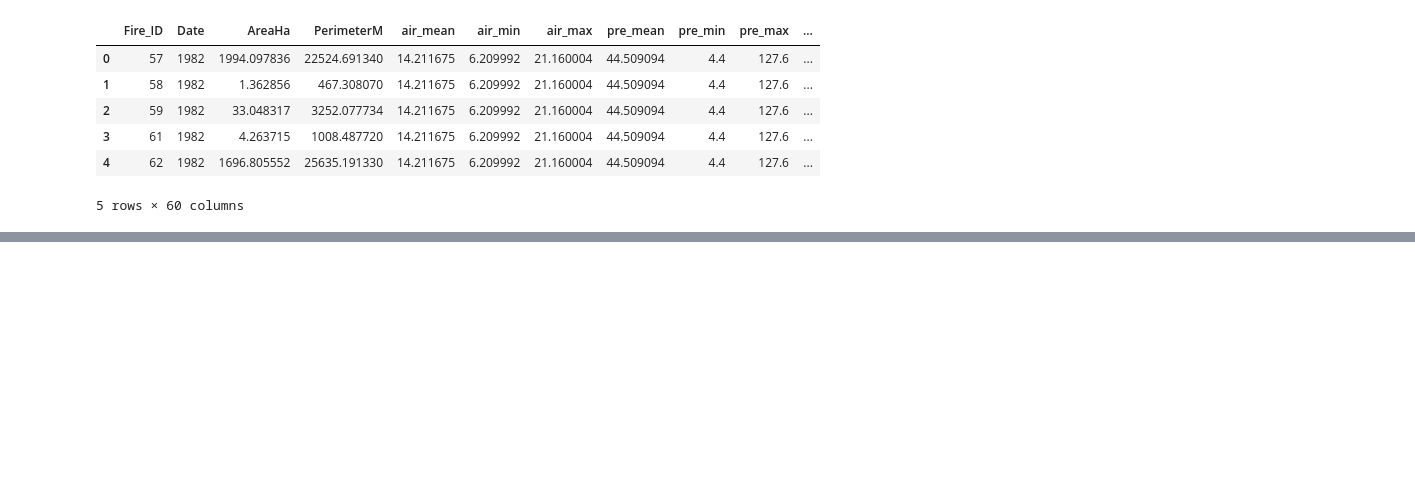
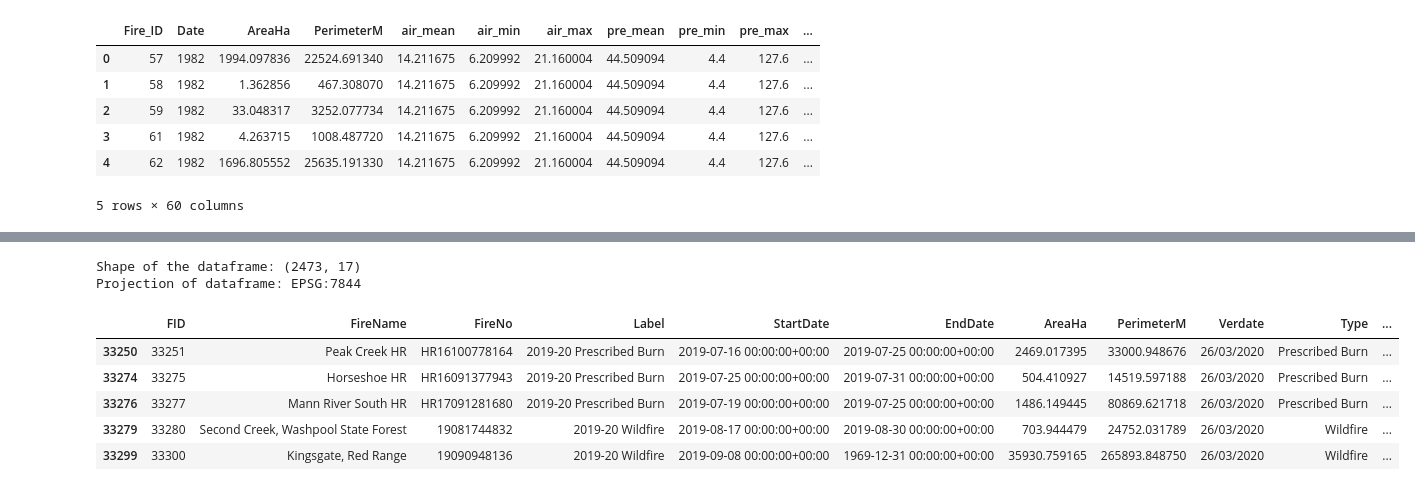
Before and after one commit to PJPDQ/dejas-repo, a Jupyter notebook: fire_station_fetcher.ipynb, the cells around one changed output, grey strips where cells are left out. Saved outputs shown, nothing was run; the diff lists cells and outputs as text; code cells hidden in the pictures; blank space fills up the shorter version.

Commit message:
modified dataset added.

```diff
--- a/fire_station_fetcher.ipynb
+++ b/fire_station_fetcher.ipynb
@@ -100,0 +205,2 @@ geo_gpd.head()
+# %%
+nsw_fire_16_19 = nsw_fire[nsw_fire.Year.isin([2019])]
@@ -100,0 +225,10 @@ geo_gpd.head()
+# %%
+aus_url = "https://www.abs.gov.au/statistics/standards/australian-statistical-geography-standard-asgs-edition-3/jul2021-jun2026/access-and-downloads/digital-boundary-files/SA2_2021_AUST_SHP_GDA2020.zip"
+local_path = './dataset/'
+print('Downloading shapefile...')
+r = requests.get(aus_url)
+z = ZipFile(io.BytesIO(r.content))
+print("Done")
+z.extractall(path=local_path) # extract to folder
+filenames = [y for y in sorted(z.namelist()) for ending in ['dbf', 'prj', 'shp', 'shx'] if y.endswith(ending)]
+print(filenames)
@@ -100,0 +239,6 @@ geo_gpd.head()
+# %%
+dbf, prj, shp, shx = [filename for filename in filenames]
+aus = gpd.read_file(local_path + shp)
+print("Shape of the dataframe: {}".format(aus.shape))
+print("Projection of dataframe: {}".format(aus.crs))
+aus.tail() #last 5 records in dataframe
@@ -100,0 +254,18 @@ geo_gpd.head()
+# %%
+aus_new = aus[~aus.isna()]
+print("Shape of the dataframe: {}".format(aus_new.shape))
+print("Projection of dataframe: {}".format(aus_new.crs))
+aus_new_4326 = aus_new.to_crs("EPSG:4326")
+# %% [output]
+Shape of the dataframe: (2473, 17)
+Projection of dataframe: EPSG:7844
+# %%
+nsw_fire_new = nsw_fire_16_19.sjoin(aus_new_4326[['SA2_CODE21', 'geometry']])
+nsw_fire_new.head()
+# %% [output]
+|  | FID | FireName | FireNo | Label | StartDate | EndDate | AreaHa | PerimeterM | Verdate | Type | ... |
+| 33250 | 33251 | Peak Creek HR | HR16100778164 | 2019-20 Prescribed Burn | 2019-07-16 00:00:00+00:00 | 2019-07-25 00:00:00+00:00 | 2469.017395 | 33000.948676 | 26/03/2020 | Prescribed Burn | ... |
+| 33274 | 33275 | Horseshoe HR | HR16091377943 | 2019-20 Prescribed Burn | 2019-07-25 00:00:00+00:00 | 2019-07-31 00:00:00+00:00 | 504.410927 | 14519.597188 | 26/03/2020 | Prescribed Burn | ... |
+| 33276 | 33277 | Mann River South HR | HR17091281680 | 2019-20 Prescribed Burn | 2019-07-19 00:00:00+00:00 | 2019-07-25 00:00:00+00:00 | 1486.149445 | 80869.621718 | 26/03/2020 | Prescribed Burn | ... |
+| 33279 | 33280 | Second Creek, Washpool State Forest | 19081744832 | 2019-20 Wildfire | 2019-08-17 00:00:00+00:00 | 2019-08-30 00:00:00+00:00 | 703.944479 | 24752.031789 | 26/03/2020 | Wildfire | ... |
+| 33299 | 33300 | Kingsgate, Red Range | 19090948136 | 2019-20 Wildfire | 2019-09-08 00:00:00+00:00 | 1969-12-31 00:00:00+00:00 | 35930.759165 | 265893.848750 | 26/03/2020 | Wildfire | ... |
```
Also changed, not shown: parts of 22 cells of this notebook, 13 other files.
